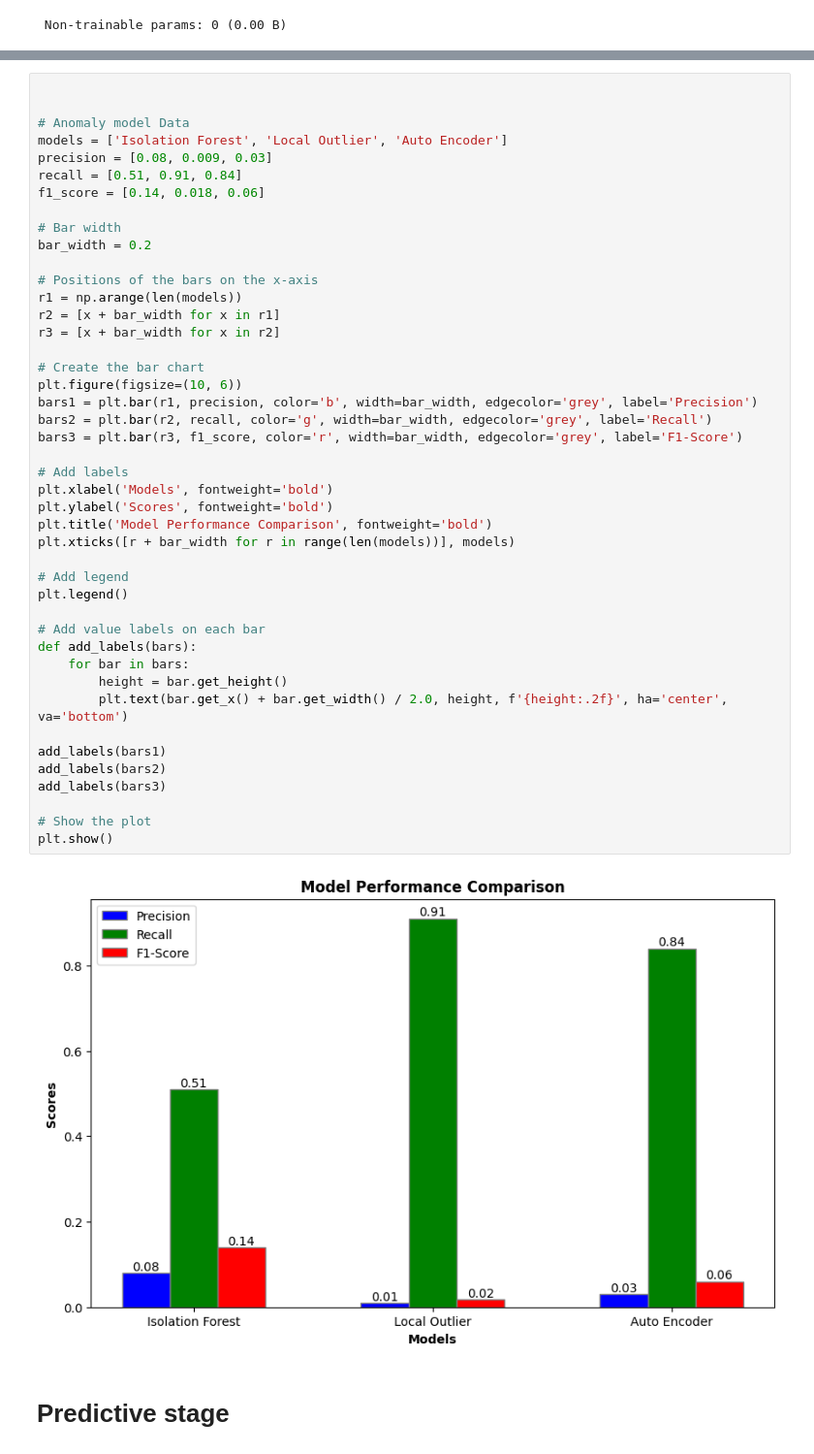
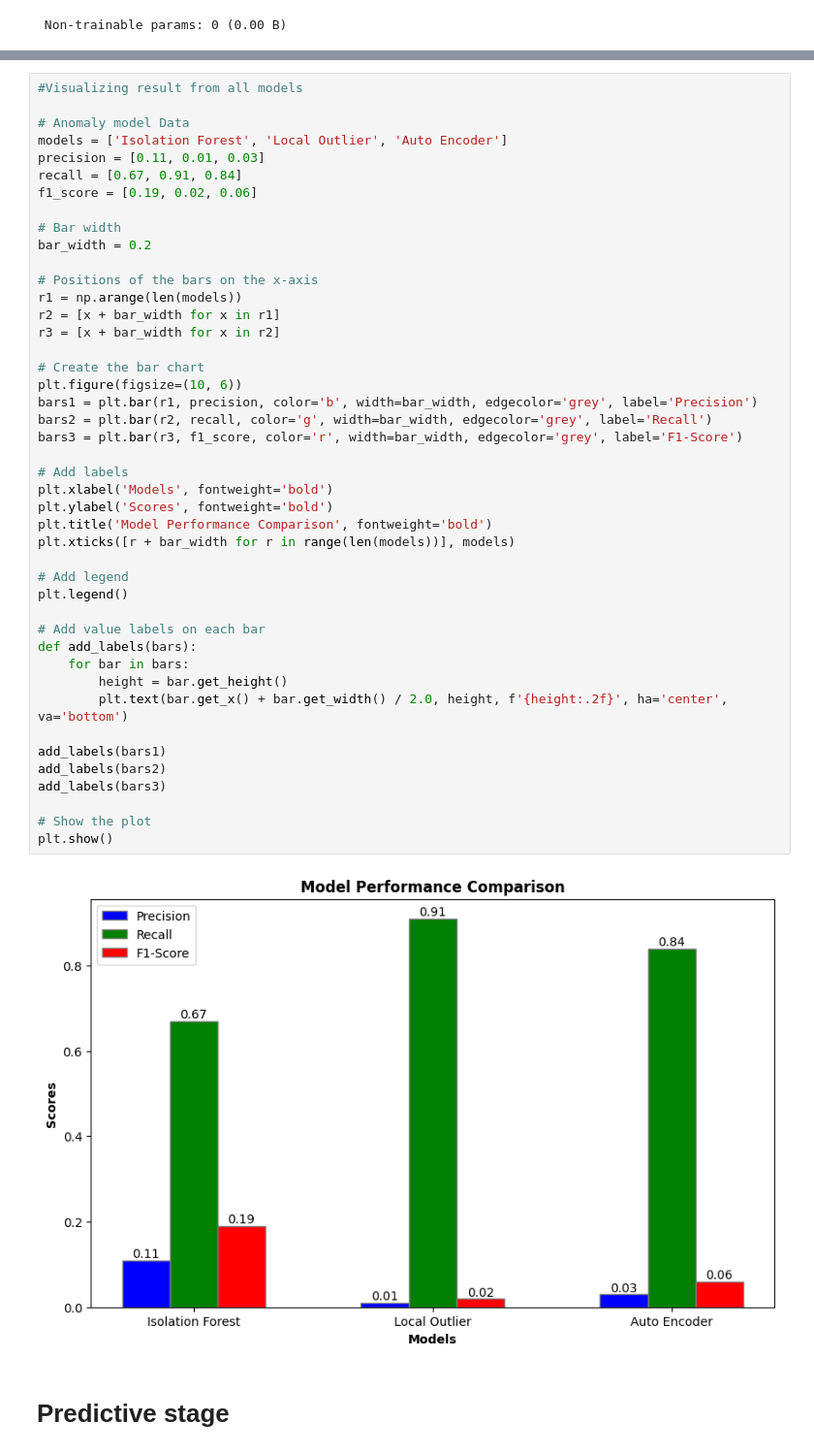
Before and after one commit to franchaise/project, a Jupyter notebook: credit_project.ipynb, the cells around one changed output, grey strips where cells are left out. Shown at 97% size. Saved outputs shown, nothing was run; the diff lists cells and outputs as text.

```diff
--- a/credit_project.ipynb
+++ b/credit_project.ipynb
@@ -556,13 +570,13 @@ weighted avg       1.00      0.95      0.97     56962
 
 Confusion Matrix:
 # %%
-
+#Visualizing result from all models
 
 # Anomaly model Data
 models = ['Isolation Forest', 'Local Outlier', 'Auto Encoder']
-precision = [0.08, 0.009, 0.03]
-recall = [0.51, 0.91, 0.84]
-f1_score = [0.14, 0.018, 0.06]
+precision = [0.11, 0.01, 0.03]
+recall = [0.67, 0.91, 0.84]
+f1_score = [0.19, 0.02, 0.06]
 
 # Bar width
 bar_width = 0.2
@@ -573,33 +587,33 @@ r2 = [x + bar_width for x in r1]
 r3 = [x + bar_width for x in r2]
 
 # Create the bar chart
 plt.figure(figsize=(10, 6))
 bars1 = plt.bar(r1, precision, color='b', width=bar_width, edgecolor='grey', label='Precision')
 bars2 = plt.bar(r2, recall, color='g', width=bar_width, edgecolor='grey', label='Recall')
 bars3 = plt.bar(r3, f1_score, color='r', width=bar_width, edgecolor='grey', label='F1-Score')
 
 # Add labels
 plt.xlabel('Models', fontweight='bold')
 plt.ylabel('Scores', fontweight='bold')
 plt.title('Model Performance Comparison', fontweight='bold')
 plt.xticks([r + bar_width for r in range(len(models))], models)
 
 # Add legend
 plt.legend()
 
 # Add value labels on each bar
 def add_labels(bars):
     for bar in bars:
         height = bar.get_height()
         plt.text(bar.get_x() + bar.get_width() / 2.0, height, f'{height:.2f}', ha='center', va='bottom')
 
 add_labels(bars1)
 add_labels(bars2)
 add_labels(bars3)
 
 # Show the plot
 plt.show()
 # %% [output]
-[figure, old version]
+[figure, new version]
 # %% [markdown]
 # **Predictive stage**
```
Also changed, not shown: parts of 82 cells of this notebook.
